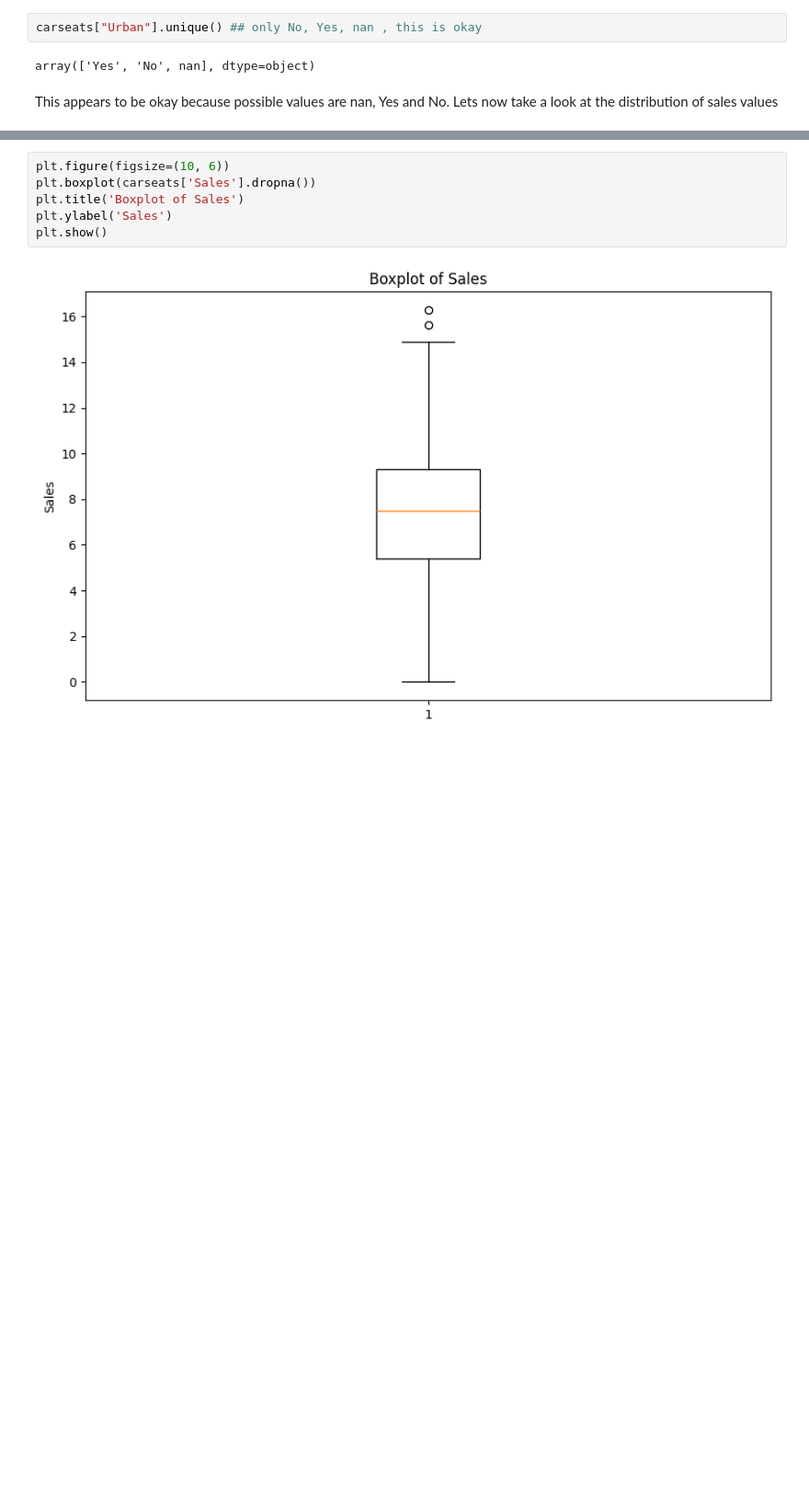
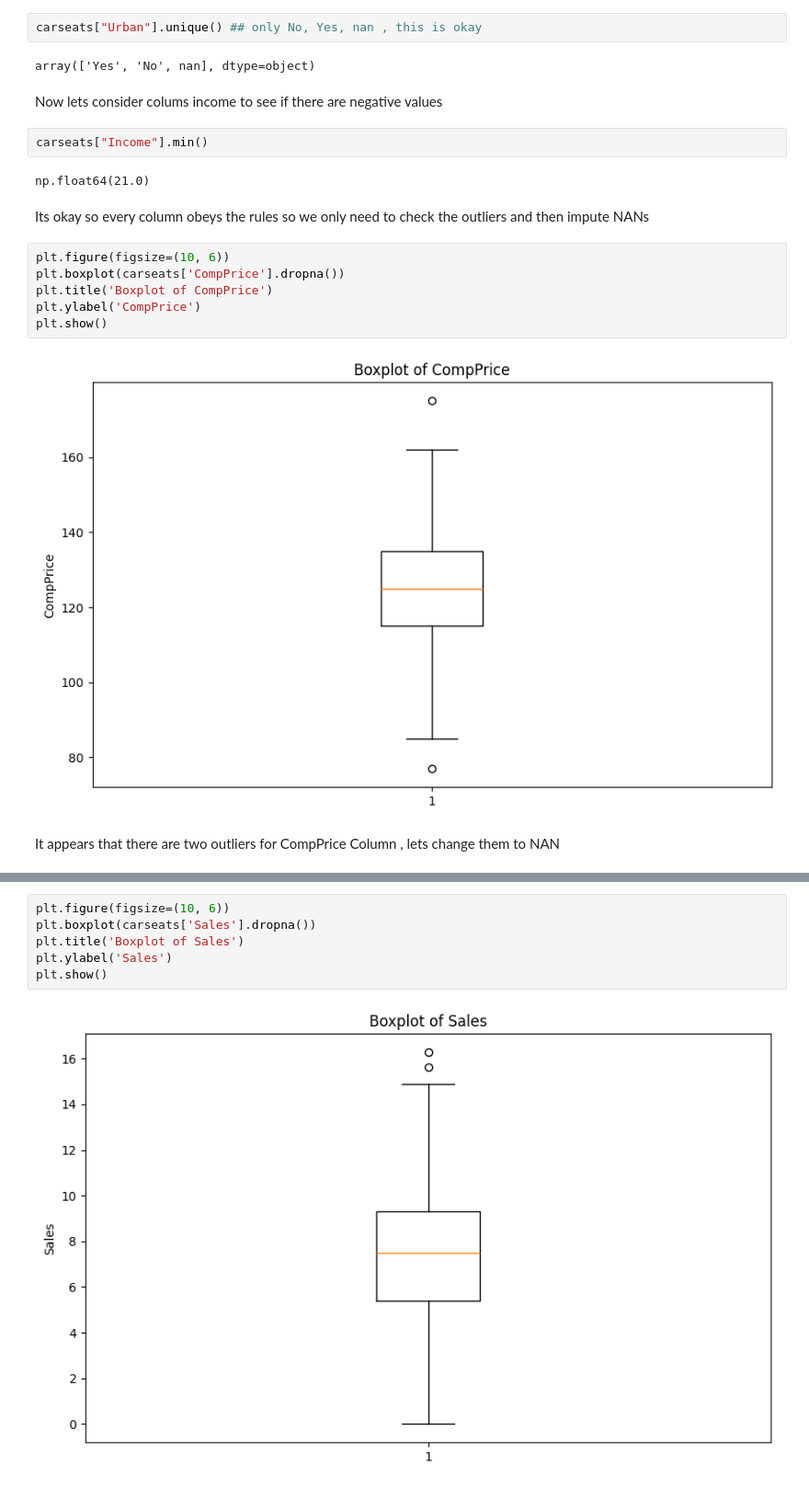
Before and after one commit to RodionM777/Desc-stat-R-W-2025, a Jupyter notebook: Exercise 4.ipynb, the cells around one changed output, grey strips where cells are left out. Shown: that part at 92% size. Cells and saved outputs as stored; diff of their text form; blank space fills up the shorter version.

Commit message:
nearly okay

```diff
--- a/Exercise 4.ipynb
+++ b/Exercise 4.ipynb
@@ -835,6 +835,21 @@ Lets at the beginning check the Urban Column
 carseats["Urban"].unique() ## only No, Yes, nan , this is okay
 # %% [output]
 array(['Yes', 'No', nan], dtype=object)
-# %% [markdown]
- This appears to be okay because possible values are nan, Yes and No.
- Lets now take a look at the distribution of sales values
+# %% [markdown]
+Now lets consider colums income to see if there are negative values
+# %%
+carseats["Income"].min()
+# %% [output]
+np.float64(21.0)
+# %% [markdown]
+Its okay so every column obeys the rules so we only need to check the outliers and then impute NANs
+# %%
+plt.figure(figsize=(10, 6))
+plt.boxplot(carseats['CompPrice'].dropna())
+plt.title('Boxplot of CompPrice')
+plt.ylabel('CompPrice')
+plt.show()
+# %% [output]
+[figure, added]
+# %% [markdown]
+It appears that there are two outliers for CompPrice Column , lets change them to NAN
```
Also changed, not shown: parts of 18 cells of this notebook.
